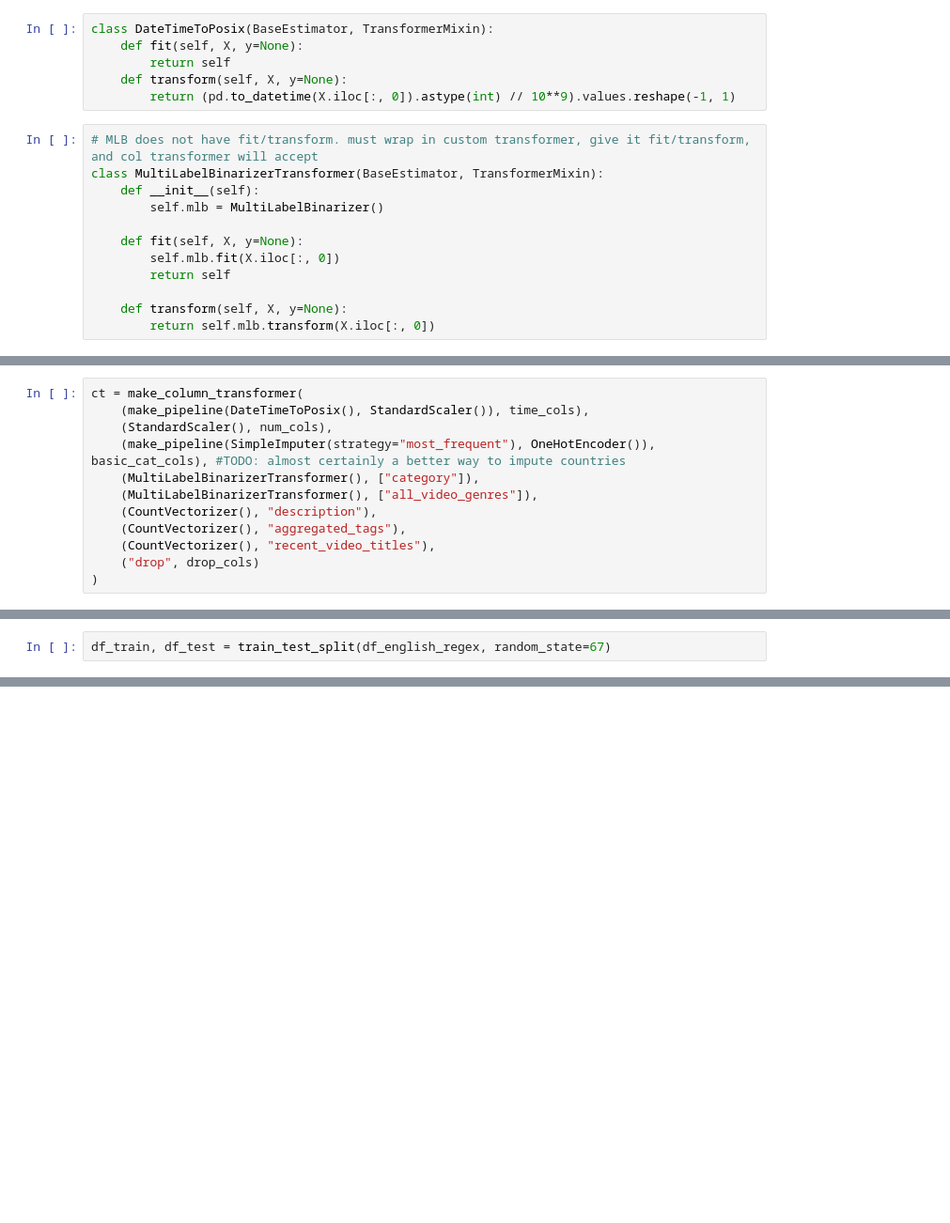
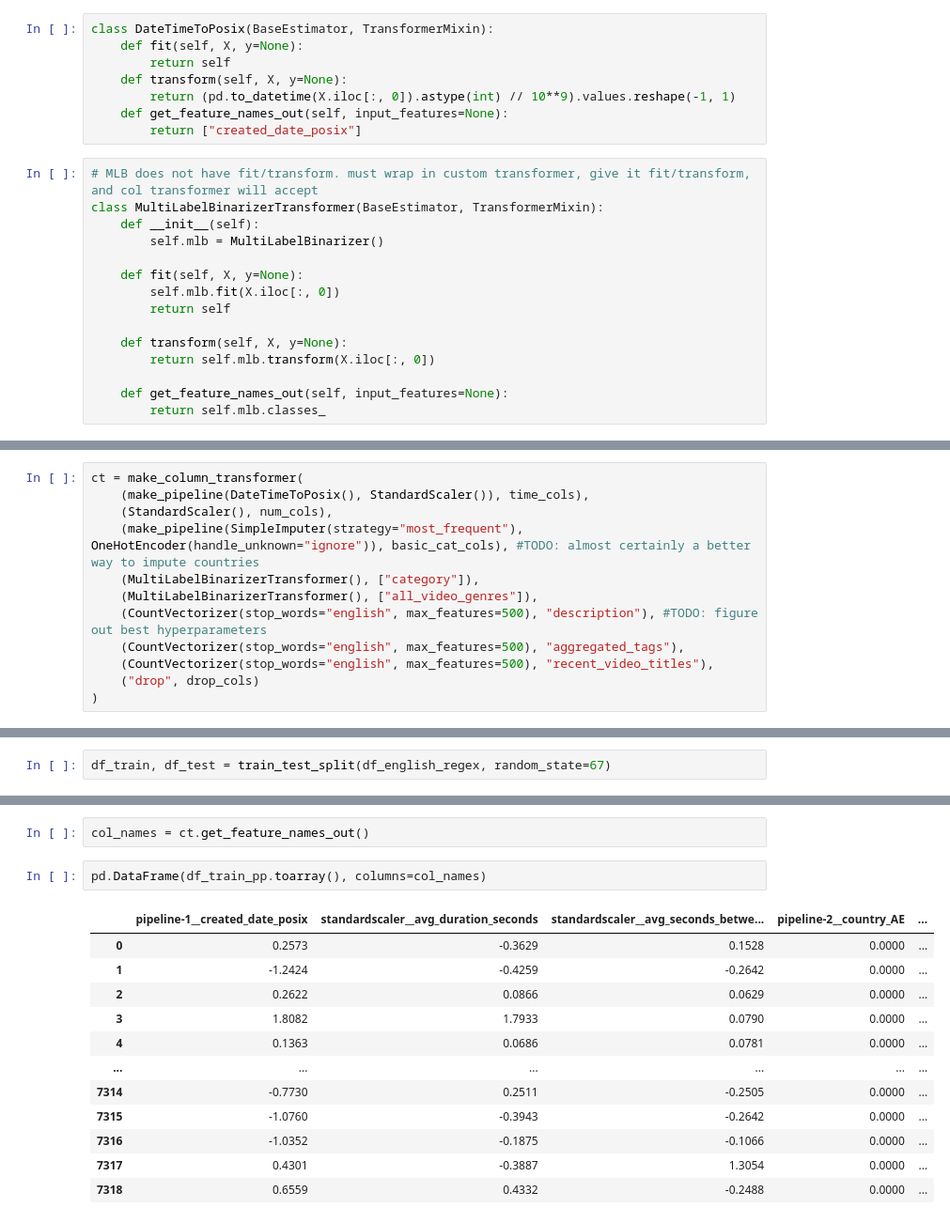
Before and after one commit to ricd99/ytrec, a Jupyter notebook: notebooks/no_complicated_embeddings.ipynb, the cells around one changed output, grey strips where cells are left out. Shown at 94% size. Cells and saved outputs as stored; diff of their text form; blank space fills up the shorter version.

```diff
--- a/notebooks/no_complicated_embeddings.ipynb
+++ b/notebooks/no_complicated_embeddings.ipynb
@@ -63,6 +63,8 @@ class DateTimeToPosix(BaseEstimator, TransformerMixin):
         return self
     def transform(self, X, y=None):
         return (pd.to_datetime(X.iloc[:, 0]).astype(int) // 10**9).values.reshape(-1, 1)
+    def get_feature_names_out(self, input_features=None):
+        return ["created_date_posix"]
 # %%
 # MLB does not have fit/transform. must wrap in custom transformer, give it fit/transform, and col transformer will accept
 class MultiLabelBinarizerTransformer(BaseEstimator, TransformerMixin):
@@ -75,6 +77,9 @@ class MultiLabelBinarizerTransformer(BaseEstimator, TransformerMixin):
 
     def transform(self, X, y=None):
         return self.mlb.transform(X.iloc[:, 0])
+
+    def get_feature_names_out(self, input_features=None):
+        return self.mlb.classes_
 # %% [markdown]
 ## text embeddings experimentation
 # %% [markdown]
@@ -186,11 +191,11 @@ text_cols
 ct = make_column_transformer(
     (make_pipeline(DateTimeToPosix(), StandardScaler()), time_cols),
     (StandardScaler(), num_cols),
-    (make_pipeline(SimpleImputer(strategy="most_frequent"), OneHotEncoder()), basic_cat_cols), #TODO: almost certainly a better way to impute countries
+    (make_pipeline(SimpleImputer(strategy="most_frequent"), OneHotEncoder(handle_unknown="ignore")), basic_cat_cols), #TODO: almost certainly a better way to impute countries
     (MultiLabelBinarizerTransformer(), ["category"]),
     (MultiLabelBinarizerTransformer(), ["all_video_genres"]),
-    (CountVectorizer(), "description"),
-    (CountVectorizer(), "aggregated_tags"),
-    (CountVectorizer(), "recent_video_titles"),
+    (CountVectorizer(stop_words="english", max_features=500), "description"), #TODO: figure out best hyperparameters
+    (CountVectorizer(stop_words="english", max_features=500), "aggregated_tags"),
+    (CountVectorizer(stop_words="english", max_features=500), "recent_video_titles"),
     ("drop", drop_cols)
 )
@@ -200,0 +209,17 @@ df_train_pp = ct.fit_transform(df_train)
+# %%
+col_names = ct.get_feature_names_out()
+# %%
+pd.DataFrame(df_train_pp.toarray(), columns=col_names)
+# %% [output]
+|  | pipeline-1__created_date_posix | standardscaler__avg_duration_seconds | standardscaler__avg_seconds_betwe... | pipeline-2__country_AE | ... |
+| 0 | 0.2573 | -0.3629 | 0.1528 | 0.0000 | ... |
+| 1 | -1.2424 | -0.4259 | -0.2642 | 0.0000 | ... |
+| 2 | 0.2622 | 0.0866 | 0.0629 | 0.0000 | ... |
+| 3 | 1.8082 | 1.7933 | 0.0790 | 0.0000 | ... |
+| 4 | 0.1363 | 0.0686 | 0.0781 | 0.0000 | ... |
+| ... | ... | ... | ... | ... | ... |
+| 7314 | -0.7730 | 0.2511 | -0.2505 | 0.0000 | ... |
+| 7315 | -1.0760 | -0.3943 | -0.2642 | 0.0000 | ... |
+| 7316 | -1.0352 | -0.1875 | -0.1066 | 0.0000 | ... |
+| 7317 | 0.4301 | -0.3887 | 1.3054 | 0.0000 | ... |
+| 7318 | 0.6559 | 0.4332 | -0.2488 | 0.0000 | ... |
```
Also changed, not shown: parts of 9 cells of this notebook, 1 other file.
